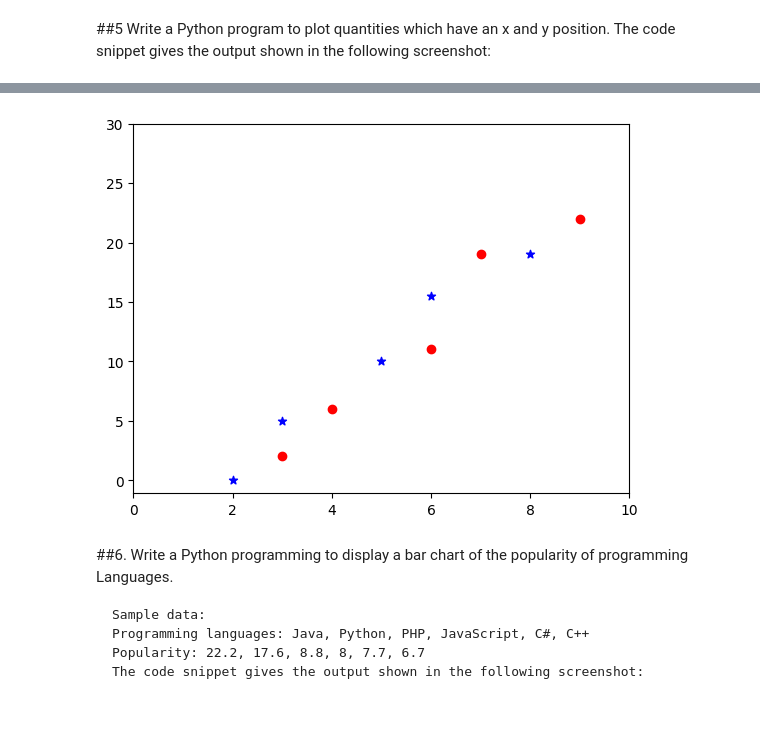
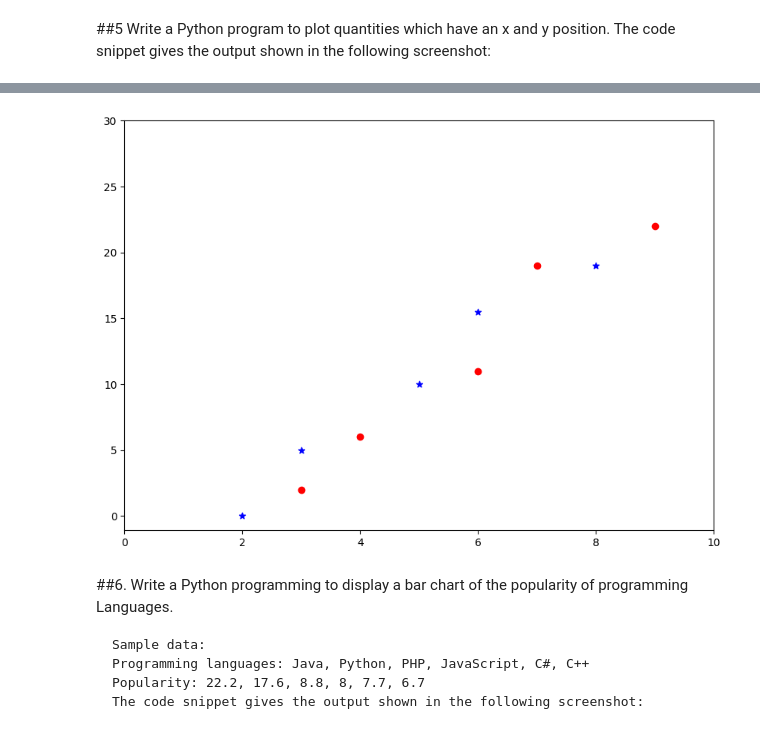
Before and after one commit to thomasanna/python-entri, a Jupyter notebook: Task_8.ipynb, the cells around one changed output, grey strips where cells are left out. Cells and saved outputs as stored; diff of their text form; code cells hidden in the pictures.

Commit message:
Data Visualization using MatplotLib and Seaborn

````diff
--- a/Task_8.ipynb
+++ b/Task_8.ipynb
@@ -108,17 +108,18 @@ plt.show()
 # %%
 import matplotlib.pyplot as plt
 import numpy as np
 x = np.array([2,3,5,6,8])
 y = np.array([0,5,10,15.5,19])
 a = np.array([3,4,6,7,9])
 b = np.array([2,6,11,19,22])
+plt.figure(figsize=(10, 7),dpi = 100)
 plt.scatter(x,y,marker ='*',color='blue')
 plt.scatter(a,b,marker='o',color='red')
 plt.xticks(np.arange(0, 12, 2))
 plt.yticks(np.arange(0, 35, 5))
 plt.show()
 # %% [output]
-[figure, old version]
+[figure, new version]
 # %% [markdown]
 ##6.  Write a Python programming to display a bar chart of the popularity of programming Languages.
 ```
````
Also changed, not shown: parts of 12 cells of this notebook, 1 other file.
